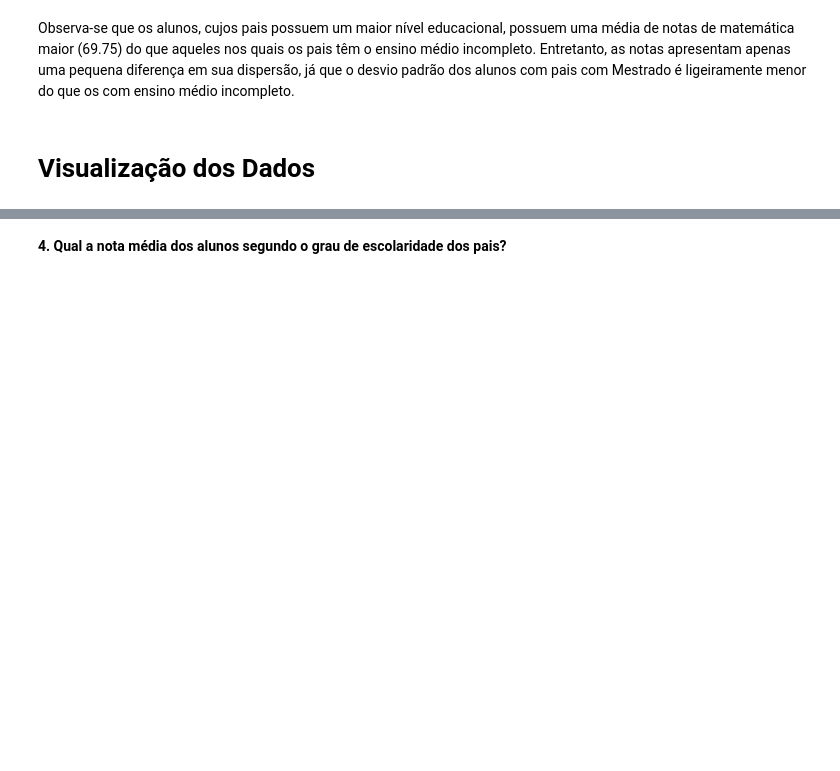
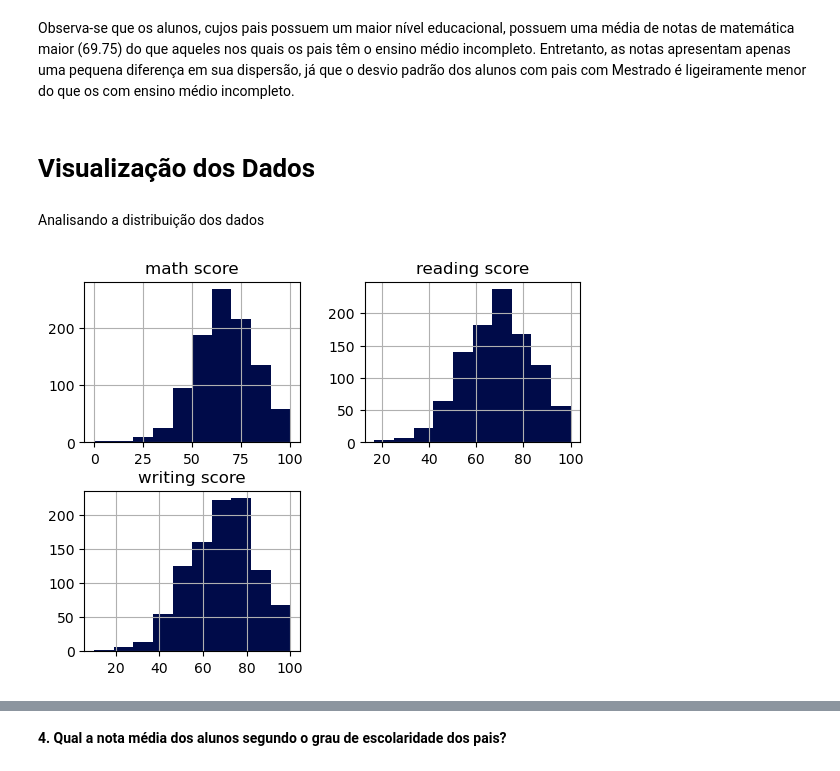
Before and after one commit to talitacgs/Statistics_with_Python, a Jupyter notebook: Frequencias_e_Medidas.ipynb, the cells around one changed output, grey strips where cells are left out. Saved outputs shown, nothing was run; the diff lists cells and outputs as text; code cells hidden in the pictures; blank space fills up the shorter version.

Commit message:
update with graphs

```diff
--- a/Frequencias_e_Medidas.ipynb
+++ b/Frequencias_e_Medidas.ipynb
@@ -191,3 +192,10 @@ Desvio Padrão do alunos com pais com algum nível de Ensino Médio: 15.93
 Observa-se que os alunos, cujos pais possuem um maior nível educacional, possuem uma média de notas de matemática maior (69.75) do que aqueles nos quais os pais têm o ensino médio incompleto. Entretanto, as notas apresentam apenas uma pequena diferença em sua dispersão, já que o desvio padrão dos alunos com pais com Mestrado é ligeiramente menor do que os com ensino médio incompleto.
 # %% [markdown]
 # Visualização dos Dados
+# %% [markdown]
+Analisando a distribuição dos dados
+# %%
+df.hist(column=["math score","reading score","writing score"], color= "#000B49")
+plt.show()
+# %% [output]
+[figure, added]
```
Also changed, not shown: parts of 7 cells of this notebook.
